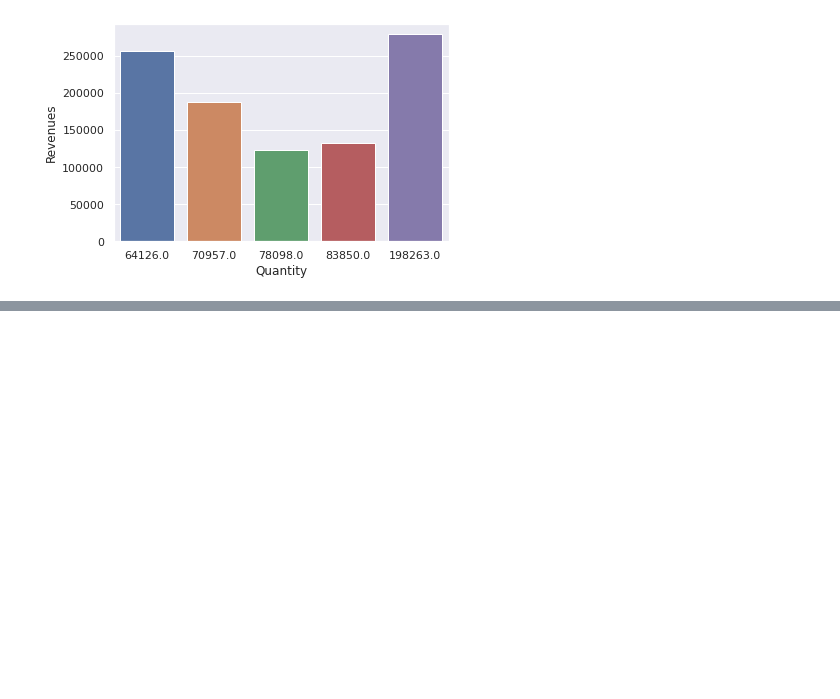
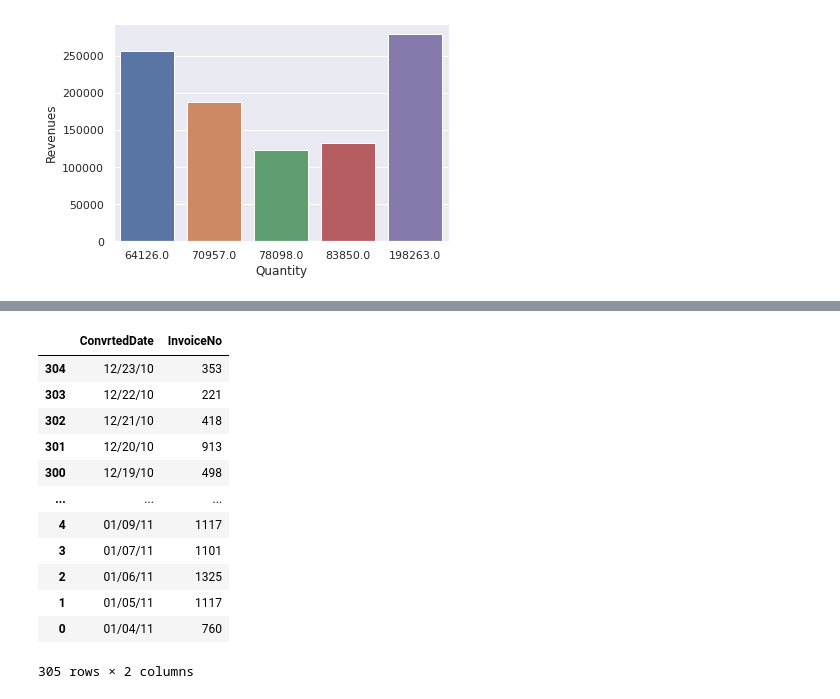
Before and after one commit to Manojgharge07/Capston_Project_1_Propensity_Model_, a Jupyter notebook: Capston_Project_1.ipynb, the cells around one changed output, grey strips where cells are left out. Saved outputs shown, nothing was run; the diff lists cells and outputs as text; code cells hidden in the pictures; blank space fills up the shorter version.

```diff
--- a/Capston_Project_1.ipynb
+++ b/Capston_Project_1.ipynb
@@ -396,0 +454,16 @@ sns.barplot(x = 'Quantity', y = 'Revenues' , data = grp_by.head(5))
+# %%
+df1.groupby(['ConvrtedDate'])['InvoiceNo'].aggregate('count').reset_index().sort_values('ConvrtedDate', ascending=False)
+# %% [output]
+|  | ConvrtedDate | InvoiceNo |
+| 304 | 12/23/10 | 353 |
+| 303 | 12/22/10 | 221 |
+| 302 | 12/21/10 | 418 |
+| 301 | 12/20/10 | 913 |
+| 300 | 12/19/10 | 498 |
+| ... | ... | ... |
+| 4 | 01/09/11 | 1117 |
+| 3 | 01/07/11 | 1101 |
+| 2 | 01/06/11 | 1325 |
+| 1 | 01/05/11 | 1117 |
+| 0 | 01/04/11 | 760 |
+305 rows × 2 columns
```
Also changed, not shown: parts of 12 cells of this notebook.
